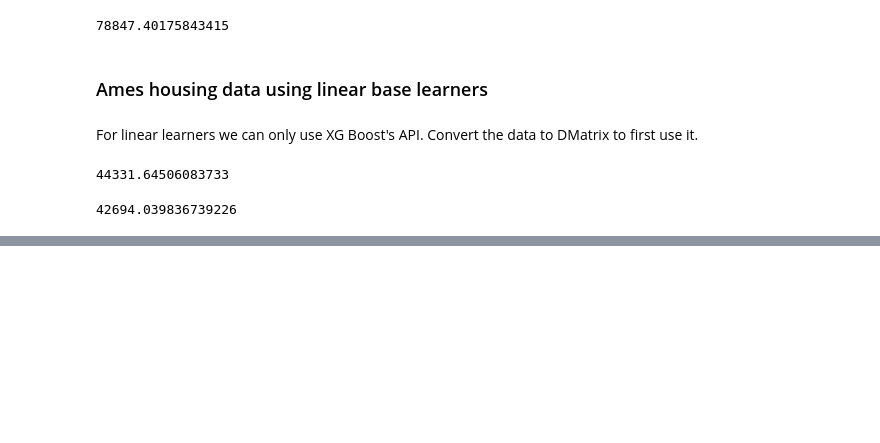
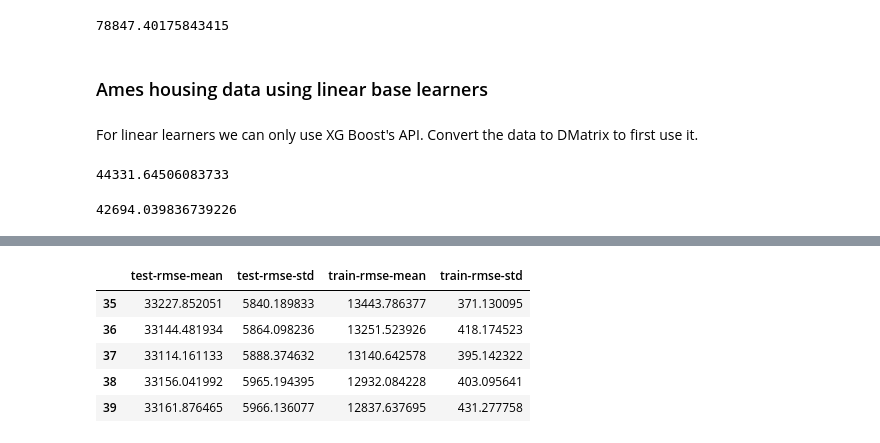
Before and after one commit to sushant2811/NLPandDeepLearning, a Jupyter notebook: XGBoost.ipynb, the cells around one changed output, grey strips where cells are left out. Saved outputs shown, nothing was run; the diff lists cells and outputs as text; code cells hidden in the pictures; blank space fills up the shorter version.

```diff
--- a/XGBoost.ipynb
+++ b/XGBoost.ipynb
@@ -84,0 +131,9 @@ np.sqrt(mean_squared_error(y_train, pred_linear_train))
+# %%
+cv_results.tail()
+# %% [output]
+|  | test-rmse-mean | test-rmse-std | train-rmse-mean | train-rmse-std |
+| 35 | 33227.852051 | 5840.189833 | 13443.786377 | 371.130095 |
+| 36 | 33144.481934 | 5864.098236 | 13251.523926 | 418.174523 |
+| 37 | 33114.161133 | 5888.374632 | 13140.642578 | 395.142322 |
+| 38 | 33156.041992 | 5965.194395 | 12932.084228 | 403.095641 |
+| 39 | 33161.876465 | 5966.136077 | 12837.637695 | 431.277758 |
```
Also changed, not shown: parts of 9 cells of this notebook.
